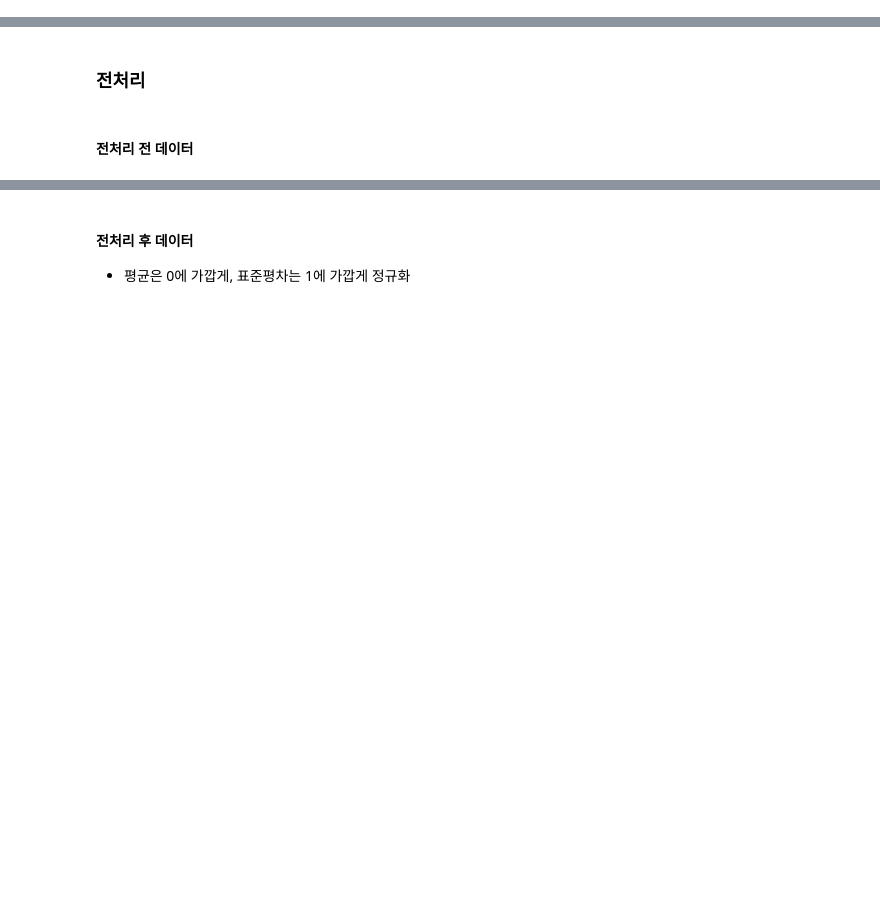
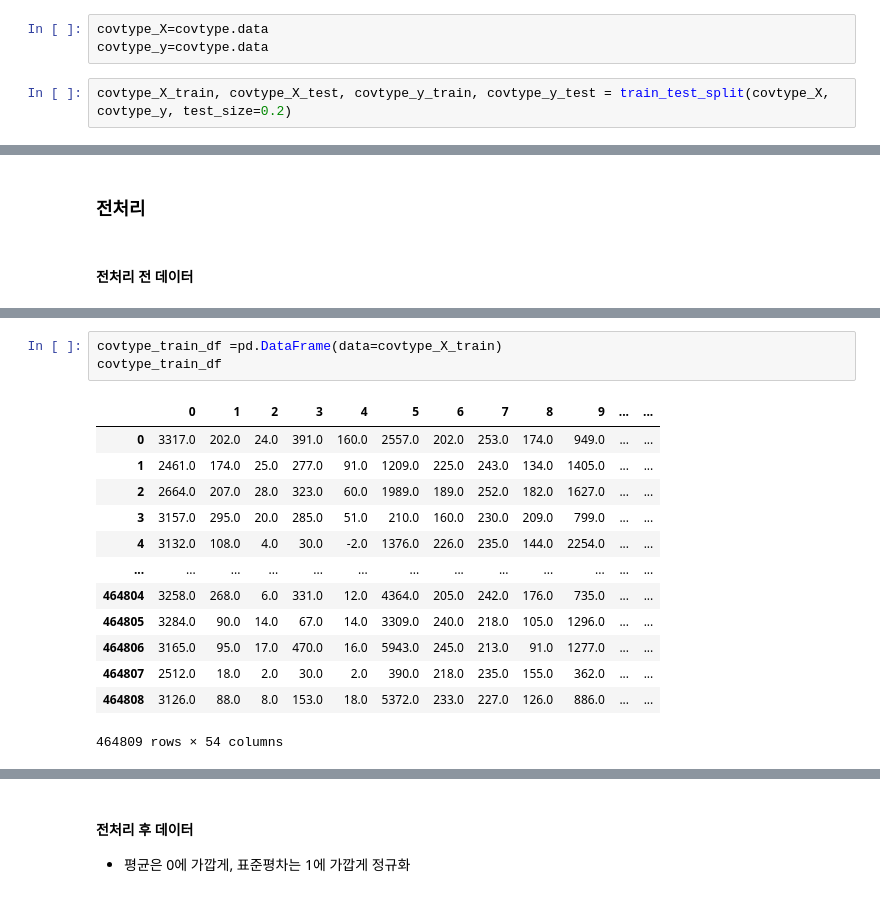
Before and after one commit to Tom-Jung/Suanlab_example, a Jupyter notebook: _7_나이브_베이즈_분류(Naive_Bayes_Classification).ipynb, the cells around one changed output, grey strips where cells are left out. Saved outputs shown, nothing was run; the diff lists cells and outputs as text; blank space fills up the shorter version.

```diff
--- a/_7_나이브_베이즈_분류(Naive_Bayes_Classification).ipynb
+++ b/_7_나이브_베이즈_분류(Naive_Bayes_Classification).ipynb
@@ -135,3 +135,8 @@ covtype.target
 array([5, 5, 2, ..., 3, 3, 3], dtype=int32)
 # %% [markdown]
 ### 학습, 평가 데이터 분류
+# %%
+covtype_X=covtype.data
+covtype_y=covtype.data
+# %%
+covtype_X_train, covtype_X_test, covtype_y_train, covtype_y_test = train_test_split(covtype_X, covtype_y, test_size=0.2)
@@ -143,0 +169,17 @@ array([5, 5, 2, ..., 3, 3, 3], dtype=int32)
+# %%
+covtype_train_df =pd.DataFrame(data=covtype_X_train)
+covtype_train_df
+# %% [output]
+|  | 0 | 1 | 2 | 3 | 4 | 5 | 6 | 7 | 8 | 9 | ... | ... |
+| 0 | 3317.0 | 202.0 | 24.0 | 391.0 | 160.0 | 2557.0 | 202.0 | 253.0 | 174.0 | 949.0 | ... | ... |
+| 1 | 2461.0 | 174.0 | 25.0 | 277.0 | 91.0 | 1209.0 | 225.0 | 243.0 | 134.0 | 1405.0 | ... | ... |
+| 2 | 2664.0 | 207.0 | 28.0 | 323.0 | 60.0 | 1989.0 | 189.0 | 252.0 | 182.0 | 1627.0 | ... | ... |
+| 3 | 3157.0 | 295.0 | 20.0 | 285.0 | 51.0 | 210.0 | 160.0 | 230.0 | 209.0 | 799.0 | ... | ... |
+| 4 | 3132.0 | 108.0 | 4.0 | 30.0 | -2.0 | 1376.0 | 226.0 | 235.0 | 144.0 | 2254.0 | ... | ... |
+| ... | ... | ... | ... | ... | ... | ... | ... | ... | ... | ... | ... | ... |
+| 464804 | 3258.0 | 268.0 | 6.0 | 331.0 | 12.0 | 4364.0 | 205.0 | 242.0 | 176.0 | 735.0 | ... | ... |
+| 464805 | 3284.0 | 90.0 | 14.0 | 67.0 | 14.0 | 3309.0 | 240.0 | 218.0 | 105.0 | 1296.0 | ... | ... |
+| 464806 | 3165.0 | 95.0 | 17.0 | 470.0 | 16.0 | 5943.0 | 245.0 | 213.0 | 91.0 | 1277.0 | ... | ... |
+| 464807 | 2512.0 | 18.0 | 2.0 | 30.0 | 2.0 | 390.0 | 218.0 | 235.0 | 155.0 | 362.0 | ... | ... |
+| 464808 | 3126.0 | 88.0 | 8.0 | 153.0 | 18.0 | 5372.0 | 233.0 | 227.0 | 126.0 | 886.0 | ... | ... |
+464809 rows × 54 columns
```
Also changed, not shown: parts of 7 cells of this notebook.
